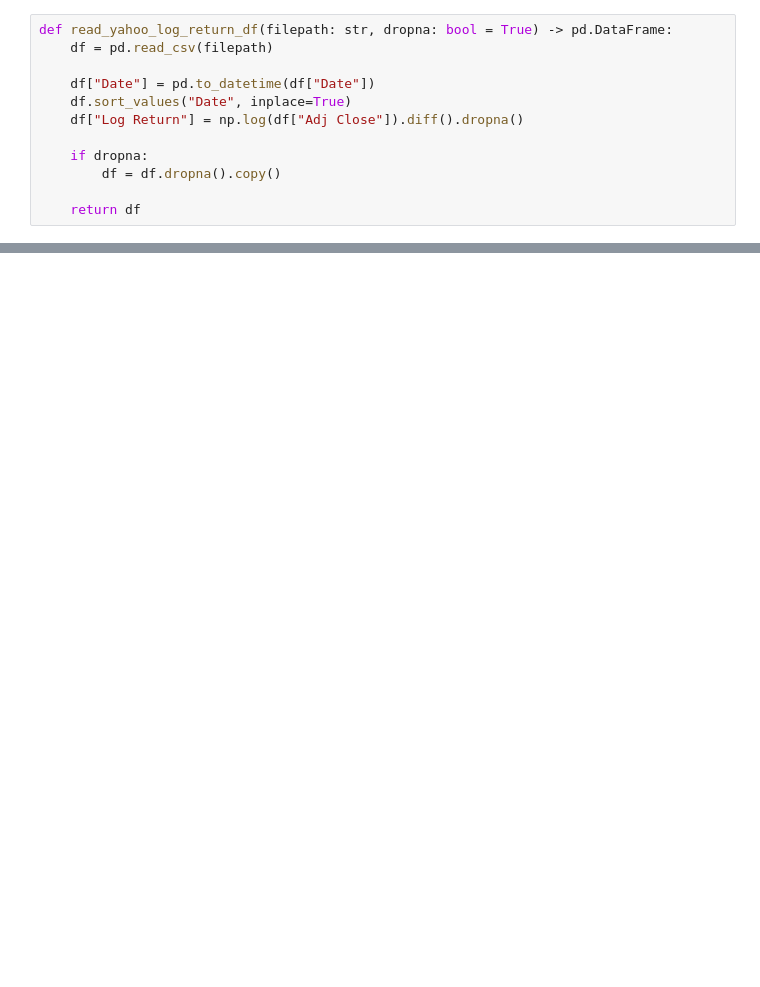
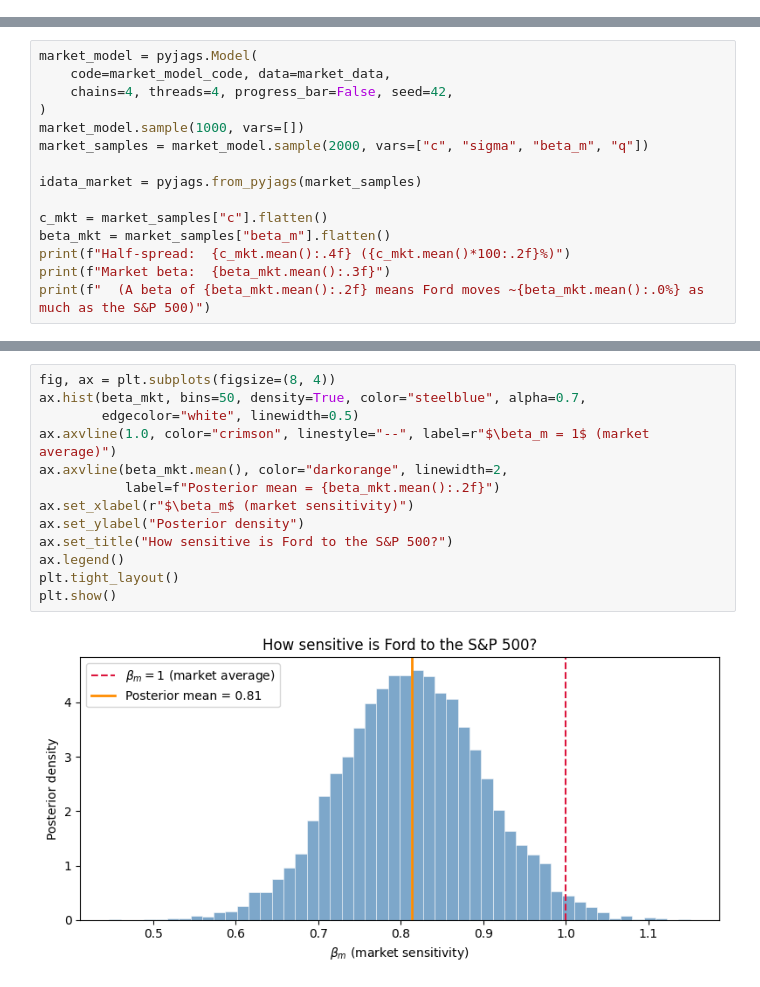
Before and after one commit to michaelnowotny/pyjags, a Jupyter notebook: notebooks/Trading Cost Estimation.ipynb, the cells around one changed output, grey strips where cells are left out. Drawn from its saved outputs; the diff is of its cells as text; blank space fills up the shorter version.

```diff
--- a/notebooks/Trading Cost Estimation.ipynb
+++ b/notebooks/Trading Cost Estimation.ipynb
@@ -43,12 +0,0 @@ ford_filename = os.path.join("data", "F.csv")
-# %%
-def read_yahoo_log_return_df(filepath: str, dropna: bool = True) -> pd.DataFrame:
-    df = pd.read_csv(filepath)
-
-    df["Date"] = pd.to_datetime(df["Date"])
-    df.sort_values("Date", inplace=True)
-    df["Log Return"] = np.log(df["Adj Close"]).diff().dropna()
-
-    if dropna:
-        df = df.dropna().copy()
-
-    return df
@@ -426,0 +326,15 @@ plot_posterior_mean_of_trade_direction(
+# %%
+market_model = pyjags.Model(
+    code=market_model_code, data=market_data,
+    chains=4, threads=4, progress_bar=False, seed=42,
+)
+market_model.sample(1000, vars=[])
+market_samples = market_model.sample(2000, vars=["c", "sigma", "beta_m", "q"])
+
+idata_market = pyjags.from_pyjags(market_samples)
+
+c_mkt = market_samples["c"].flatten()
+beta_mkt = market_samples["beta_m"].flatten()
+print(f"Half-spread:  {c_mkt.mean():.4f} ({c_mkt.mean()*100:.2f}%)")
+print(f"Market beta:  {beta_mkt.mean():.3f}")
+print(f"  (A beta of {beta_mkt.mean():.2f} means Ford moves ~{beta_mkt.mean():.0%} as much as the S&P 500)")
@@ -426,0 +402,15 @@ plot_posterior_mean_of_trade_direction(
+# %%
+fig, ax = plt.subplots(figsize=(8, 4))
+ax.hist(beta_mkt, bins=50, density=True, color="steelblue", alpha=0.7,
+        edgecolor="white", linewidth=0.5)
+ax.axvline(1.0, color="crimson", linestyle="--", label=r"$\beta_m = 1$ (market average)")
+ax.axvline(beta_mkt.mean(), color="darkorange", linewidth=2,
+           label=f"Posterior mean = {beta_mkt.mean():.2f}")
+ax.set_xlabel(r"$\beta_m$ (market sensitivity)")
+ax.set_ylabel("Posterior density")
+ax.set_title("How sensitive is Ford to the S&P 500?")
+ax.legend()
+plt.tight_layout()
+plt.show()
+# %% [output]
+[figure, added]
```
Also changed, not shown: parts of 97 cells of this notebook.
